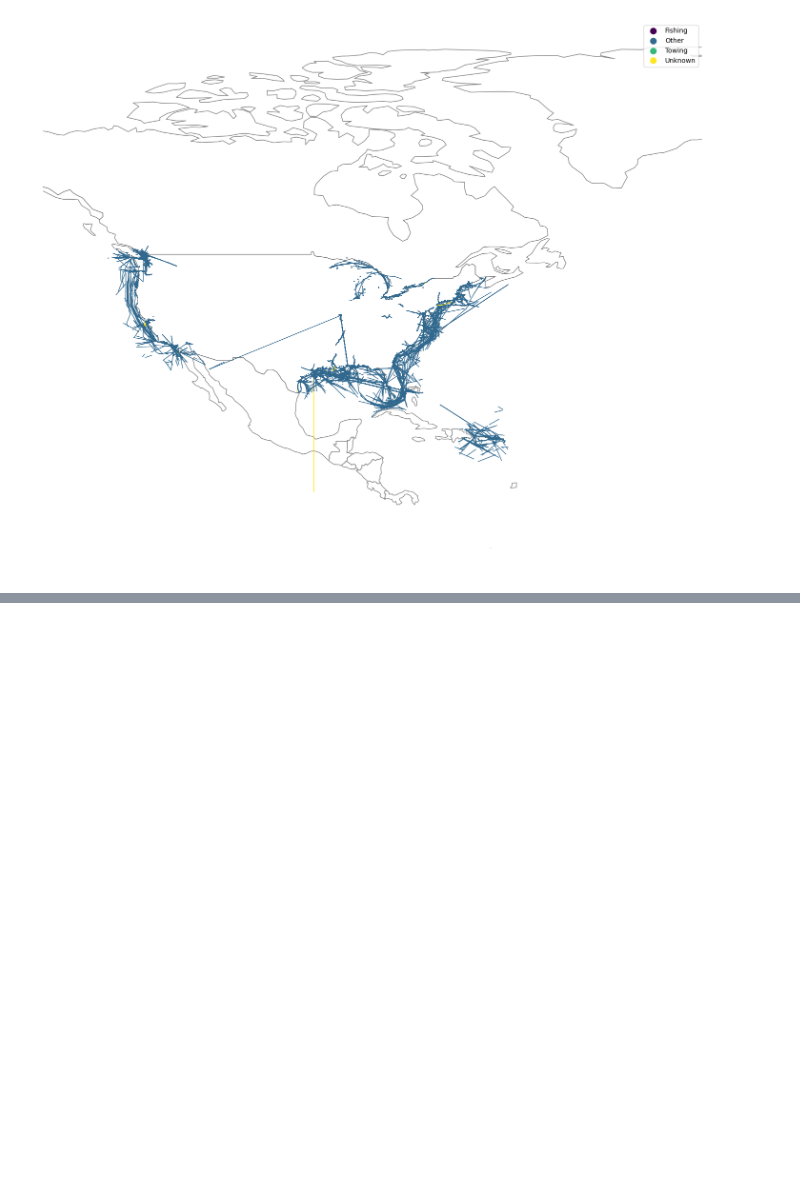
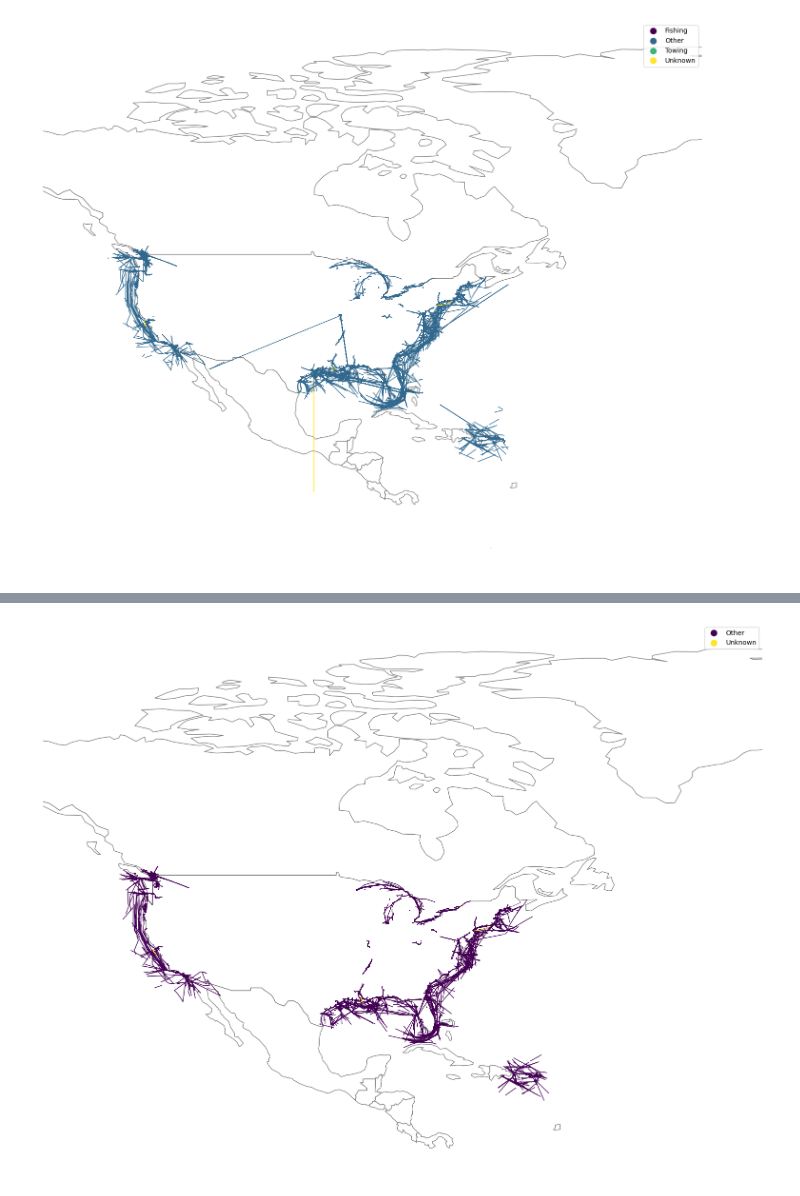
Before and after one commit to CptK/ship-trajectory-prediction, a Jupyter notebook: prediction/notebooks/track_visualization.ipynb, the cells around one changed output, grey strips where cells are left out. Drawn from its saved outputs; the diff is of its cells as text; code cells hidden in the pictures; blank space fills up the shorter version.

Commit message:
add outlier detection

```diff
--- a/prediction/notebooks/track_visualization.ipynb
+++ b/prediction/notebooks/track_visualization.ipynb
@@ -35,3 +35,5 @@ ax.set_xlim(-140, -30)
 plt.show()
 # %% [output]
 [figure]
+# %%
+trajectories_new = trajectories.copy()
@@ -37,0 +42,3 @@ plt.show()
+# %%
+
+trajectories_new = remove_outliers_parallel(trajectories_new, threshold_partition=5.0, threshold_association=15.0, threshold_completeness=100.0)
@@ -37,0 +56,12 @@ plt.show()
+# %%
+fig, ax = plt.subplots(figsize=(20,15))
+ax.set_axis_off()
+plot_north_america(ax)
+plot_trajectories(trajectories_new, ax)
+
+# cut axes to north america
+ax.set_xlim(-140, -30)
+
+plt.show()
+# %% [output]
+[figure, added]
```
Also changed, not shown: parts of 5 cells of this notebook, 4 other files.
